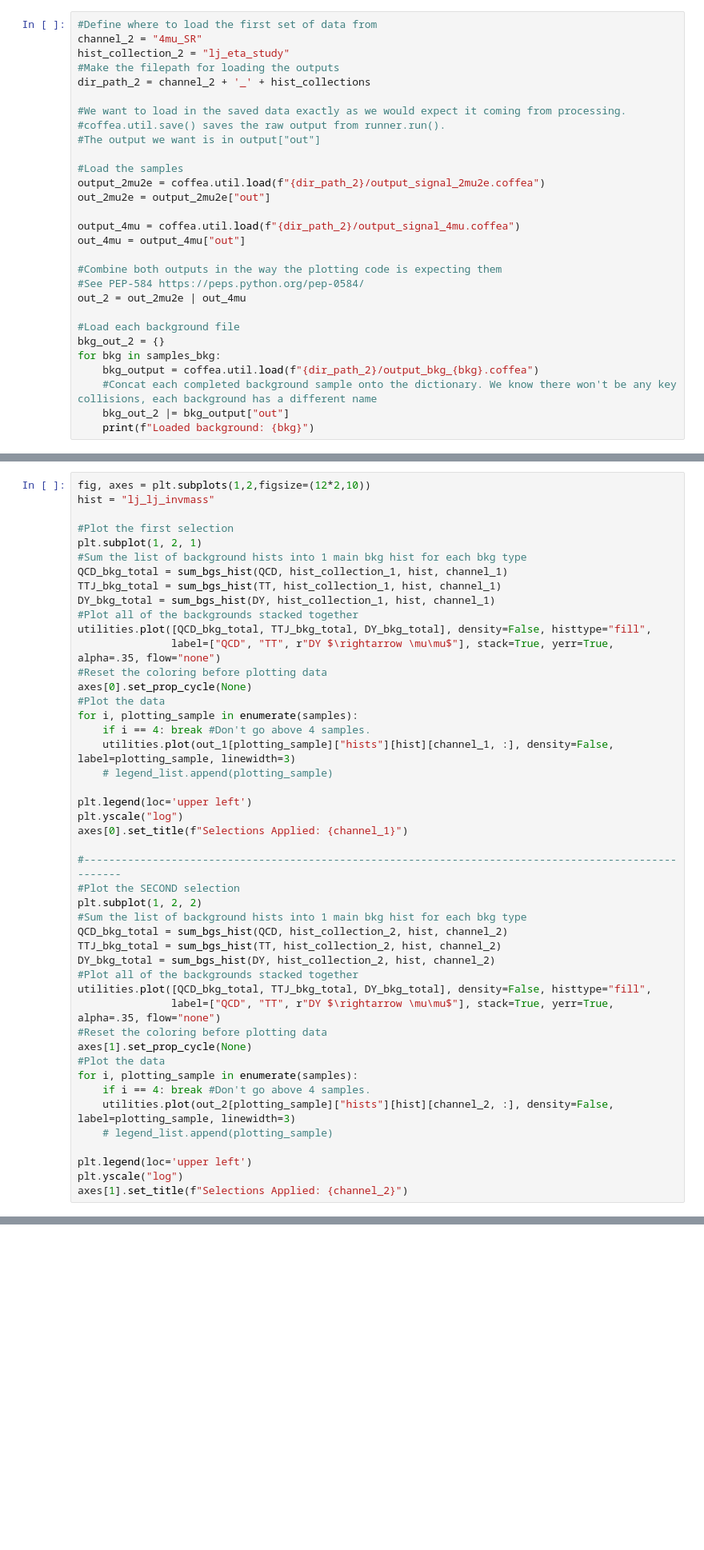
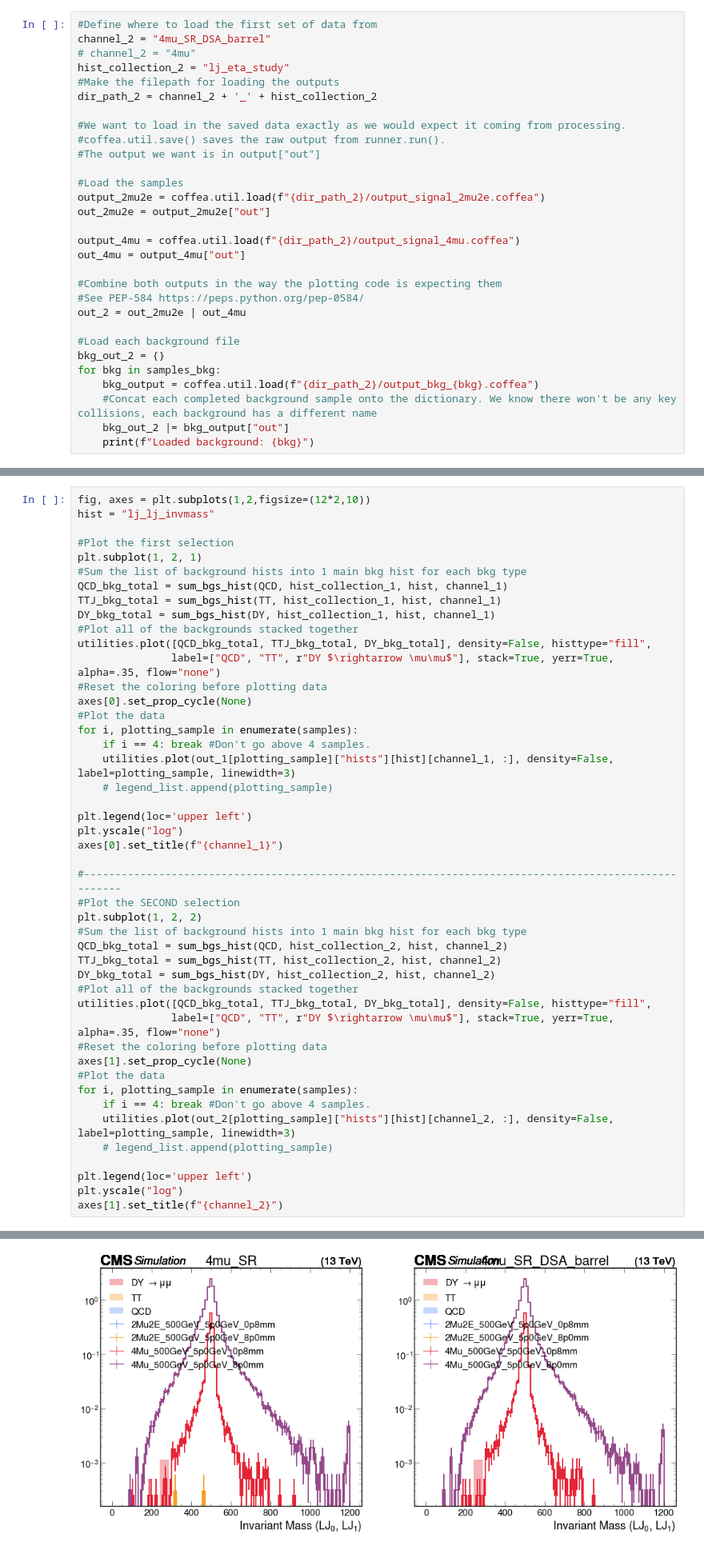
Before and after one commit to 316JakeMorris/SIDM, a Jupyter notebook: sidm/studies/LJ_Object_Eta/Compare_Cuts.ipynb, the cells around one changed output, grey strips where cells are left out. Shown at 80% size. Drawn from its saved outputs; the diff is of its cells as text; blank space fills up the shorter version.

```diff
--- a/sidm/studies/LJ_Object_Eta/Compare_Cuts.ipynb
+++ b/sidm/studies/LJ_Object_Eta/Compare_Cuts.ipynb
@@ -220,10 +220,11 @@ Loaded background: TTJets
 ### Load Second Selections
 # %%
 #Define where to load the first set of data from
-channel_2 = "4mu_SR"
+channel_2 = "4mu_SR_DSA_barrel"
+# channel_2 = "4mu"
 hist_collection_2 = "lj_eta_study"
 #Make the filepath for loading the outputs
-dir_path_2 = channel_2 + '_' + hist_collections
+dir_path_2 = channel_2 + '_' + hist_collection_2
 
 #We want to load in the saved data exactly as we would expect it coming from processing.
 #coffea.util.save() saves the raw output from runner.run().
@@ -296,7 +329,7 @@ for i, plotting_sample in enumerate(samples):
 
 plt.legend(loc='upper left')
 plt.yscale("log")
-axes[0].set_title(f"Selections Applied: {channel_1}")
+axes[0].set_title(f"{channel_1}")
 
 #------------------------------------------------------------------------------------------------------
 #Plot the SECOND selection
@@ -318,4 +351,5 @@ for i, plotting_sample in enumerate(samples):
 
 plt.legend(loc='upper left')
 plt.yscale("log")
-axes[1].set_title(f"Selections Applied: {channel_2}")
+axes[1].set_title(f"{channel_2}")
+# %% [output]
@@ -322,3 +357,4 @@ axes[1].set_title(f"Selections Applied: {channel_2}")
+[figure, added]
 # %% [markdown]
 ## Plotting All 4 Constituents (No Mask) (Bkg stacked)
 # %%
```
Also changed, not shown: parts of 4 cells of this notebook, 4 other files.
